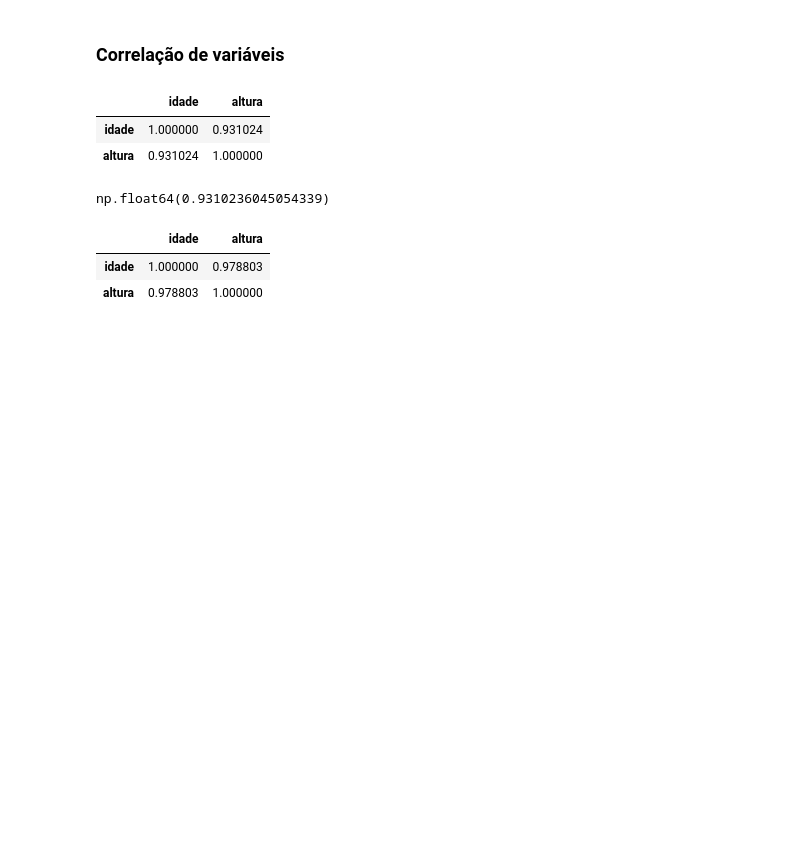
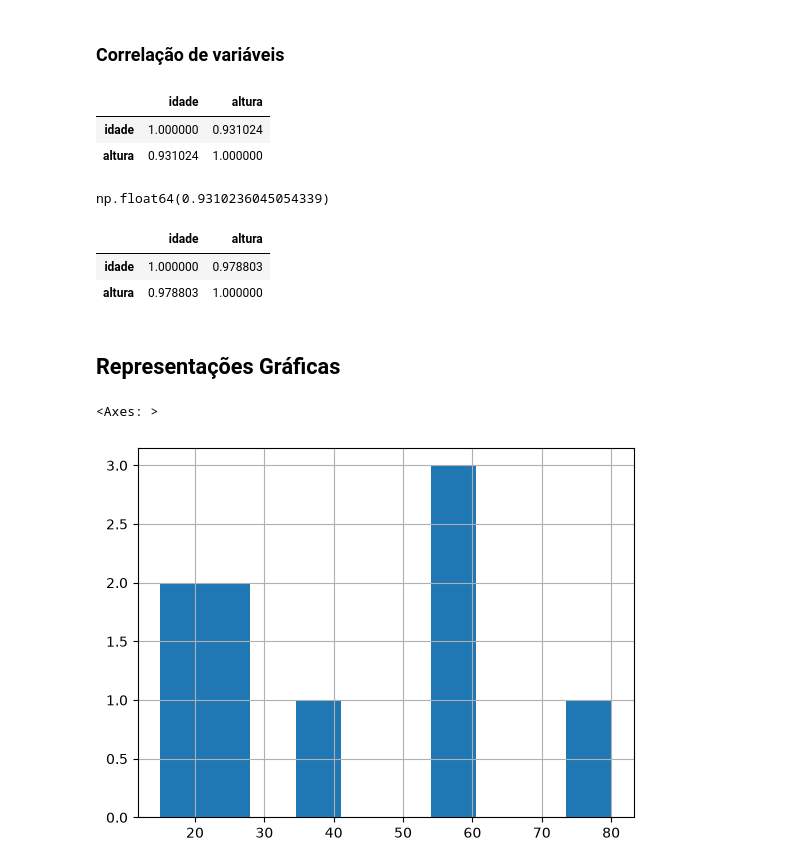
Before and after one commit to MatheusRPessoa/estat-stica-pandas, a Jupyter notebook: estatistica.ipynb, the cells around one changed output. Cells and saved outputs as stored; diff of their text form; code cells hidden in the pictures; blank space fills up the shorter version.

Commit message:
feat: representações gráficas

```diff
--- a/estatistica.ipynb
+++ b/estatistica.ipynb
@@ -127,3 +127,11 @@ df_metrics.corr(method='spearman')
 |  | idade | altura |
 | idade | 1.000000 | 0.978803 |
 | altura | 0.978803 | 1.000000 |
+# %% [markdown]
+## Representações Gráficas
+# %%
+# Histograma - Idade
+df_metrics.idade.hist()
+# %% [output]
+<Axes: >
+[figure, added]
```
Also changed, not shown: parts of 8 cells of this notebook, 2 other files.
